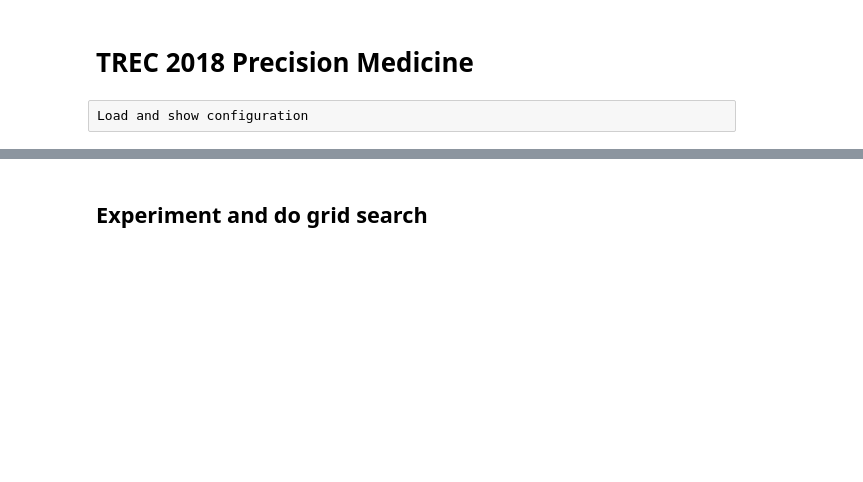
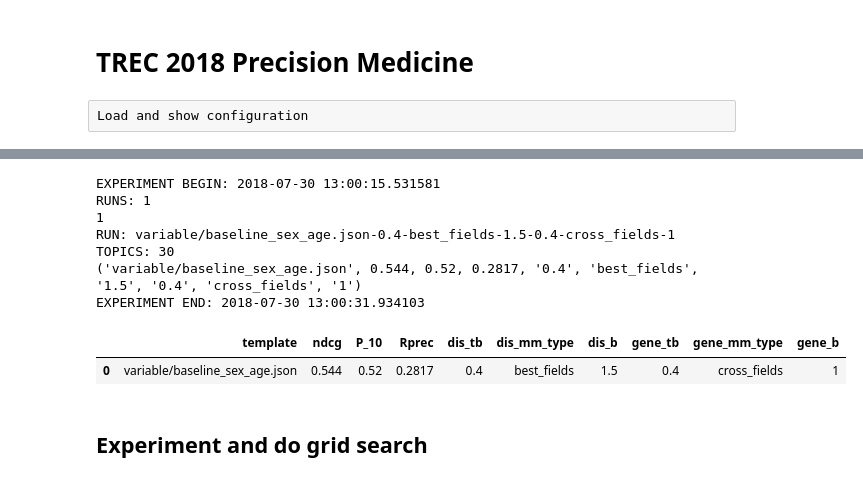
Before and after one commit to plopezgarcia/trec-2018-precision-medicine, a Jupyter notebook: python/abstracts/abstracts_general.ipynb, the cells around one changed output, grey strips where cells are left out. Cells and saved outputs as stored; diff of their text form; code cells hidden in the pictures; blank space fills up the shorter version.

Commit message:
generalized running function, created first sketch for 2018 submission

```diff
--- a/python/abstracts/abstracts_general.ipynb
+++ b/python/abstracts/abstracts_general.ipynb
@@ -21,0 +24,16 @@ qrels_all = utils.get_qrels('./gold-standard/abstracts.2017.qrels')
+# %%
+run_params = {
+    'run_id':'DEFAULT_RUN',
+    'query_template':'fixed/baseline_sex_age.json',
+    'disease_tie_breaker':0.4,
+    'disease_multi_match_type':'best_fields',
+    'disease_boost':1.5,
+    'gene_tie_breaker':0.5,
+    'gene_multi_match_type':'cross_fields',
+    'gene_boost':1
+}
+
+run, params = running.run(topics_all, run_params)
+results, aggregated = evaluation.evaluate(qrels_all, run)
+
+aggregated
@@ -22,3 +59,25 @@ qrels_all = utils.get_qrels('./gold-standard/abstracts.2017.qrels')
+# %%
+experiment_params_grid = {
+    'query_template':['variable/baseline_sex_age.json'],
+    'disease_tie_breaker':[0.4],
+    'disease_multi_match_type':['best_fields'],
+    'disease_boost':[1.5],
+    'gene_tie_breaker':[0.4],
+    'gene_multi_match_type':['cross_fields'],
+    'gene_boost':[1]
+}
+
+results = running.experiment(topics_all, qrels_all, experiment_params_grid)
+results
+# %% [output]
+EXPERIMENT BEGIN: 2018-07-30 13:00:15.531581
+RUNS: 1
+1
+RUN: variable/baseline_sex_age.json-0.4-best_fields-1.5-0.4-cross_fields-1 TOPICS: 30
+('variable/baseline_sex_age.json', 0.544, 0.52, 0.2817, '0.4', 'best_fields', '1.5', '0.4', 'cross_fields', '1')
+EXPERIMENT END: 2018-07-30 13:00:31.934103
+|  | template | ndcg | P_10 | Rprec | dis_tb | dis_mm_type | dis_b | gene_tb | gene_mm_type | gene_b |
+| 0 | variable/baseline_sex_age.json | 0.544 | 0.52 | 0.2817 | 0.4 | best_fields | 1.5 | 0.4 | cross_fields | 1 |
 # %% [markdown]
 ## Experiment and do grid search
 # %%
```
Also changed, not shown: parts of 5 cells of this notebook, 4 other files.
